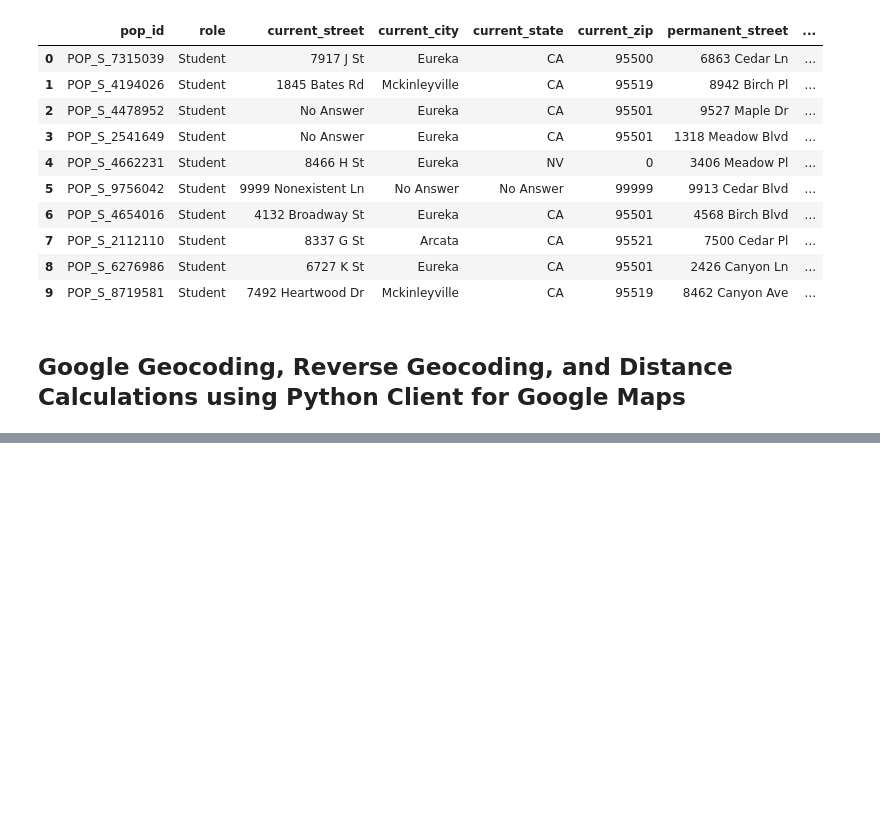
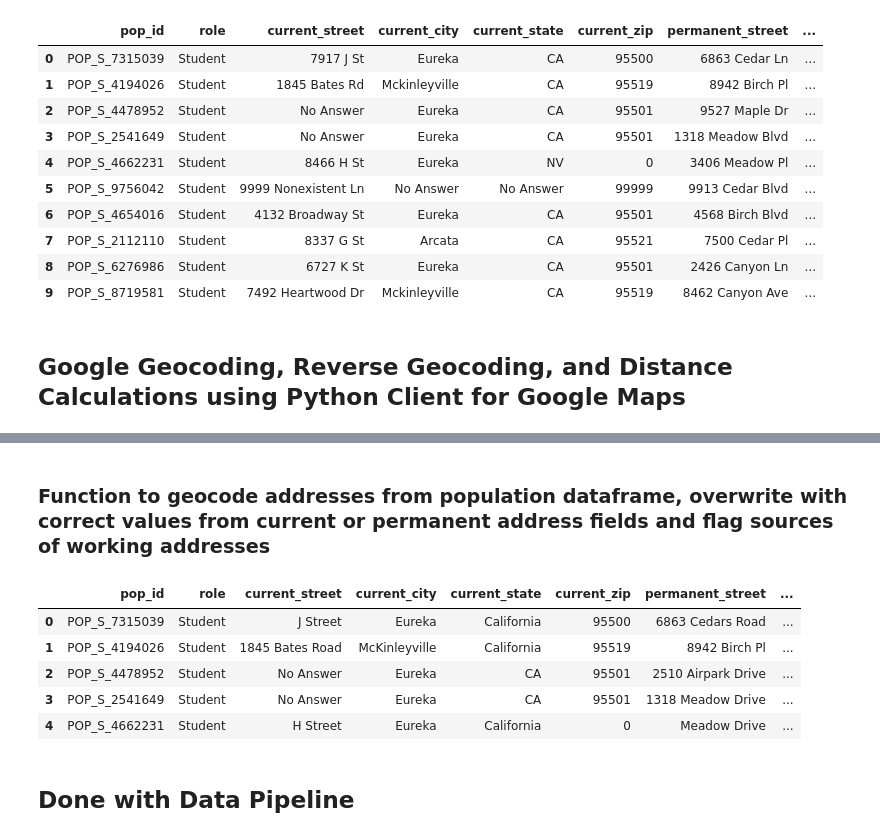
Before and after one commit to toritotony/311-projects, a Jupyter notebook: project2/data/pipeline/data_pipeline.ipynb, the cells around one changed output, grey strips where cells are left out. Drawn from its saved outputs; the diff is of its cells as text; code cells hidden in the pictures; blank space fills up the shorter version.

```diff
--- a/project2/data/pipeline/data_pipeline.ipynb
+++ b/project2/data/pipeline/data_pipeline.ipynb
@@ -366,0 +366,2 @@ address_df = pd.read_csv("../clean_data/Clean_Population_Addresses.csv")
+# %%
+pop_df = pd.read_csv("../clean_data/Clean_Population_Addresses.csv")
@@ -381,0 +442,9 @@ print(geocode_result)
+# %%
+for c in ("city", "zip", "state"):
+    if c in survey_df.columns:
+        survey_df[c] = survey_df[c].astype("string")
+
+survey_df = survey_df.apply(
+    lambda r: geocode_fill_row(r, inter_col="nearest_intersection", city_col="city", state_col="state", zip_col="zip"),
+    axis=1
+)
@@ -381,0 +462,2 @@ print(geocode_result)
+# %% [markdown]
+### Function to geocode addresses from population dataframe, overwrite with correct values from current or permanent address fields and flag sources of working addresses
@@ -381,0 +601,25 @@ print(geocode_result)
+# %%
+# make sure these are strings so writes stick (no 0/NaN weirdness)
+for c in ("current_street","current_city","current_state","current_zip",
+          "permanent_street","permanent_city","permanent_state","permanent_zip"):
+    if c in pop_df.columns:
+        pop_df[c] = pop_df[c].astype("string")
+
+pop_df = pop_df.apply(
+    lambda r: correct_row_with_fallback(
+        r,
+        current_map={"street":"current_street","city":"current_city","state":"current_state","postal":"current_zip"},
+        perm_map   ={"street":"permanent_street","city":"permanent_city","state":"permanent_state","postal":"permanent_zip"},
+        country="US", default_state="CA"
+    ),
+    axis=1
+)
+# %%
+pop_df.head()
+# %% [output]
+|  | pop_id | role | current_street | current_city | current_state | current_zip | permanent_street | ... |
+| 0 | POP_S_7315039 | Student | J Street | Eureka | California | 95500 | 6863 Cedars Road | ... |
+| 1 | POP_S_4194026 | Student | 1845 Bates Road | McKinleyville | California | 95519 | 8942 Birch Pl | ... |
+| 2 | POP_S_4478952 | Student | No Answer | Eureka | CA | 95501 | 2510 Airpark Drive | ... |
+| 3 | POP_S_2541649 | Student | No Answer | Eureka | CA | 95501 | 1318 Meadow Drive | ... |
+| 4 | POP_S_4662231 | Student | H Street | Eureka | California | 0 | Meadow Drive | ... |
@@ -381,0 +628,2 @@ print(geocode_result)
+# %% [markdown]
+## Done with Data Pipeline
```
Also changed, not shown: parts of 7 cells of this notebook, 2 other files.
